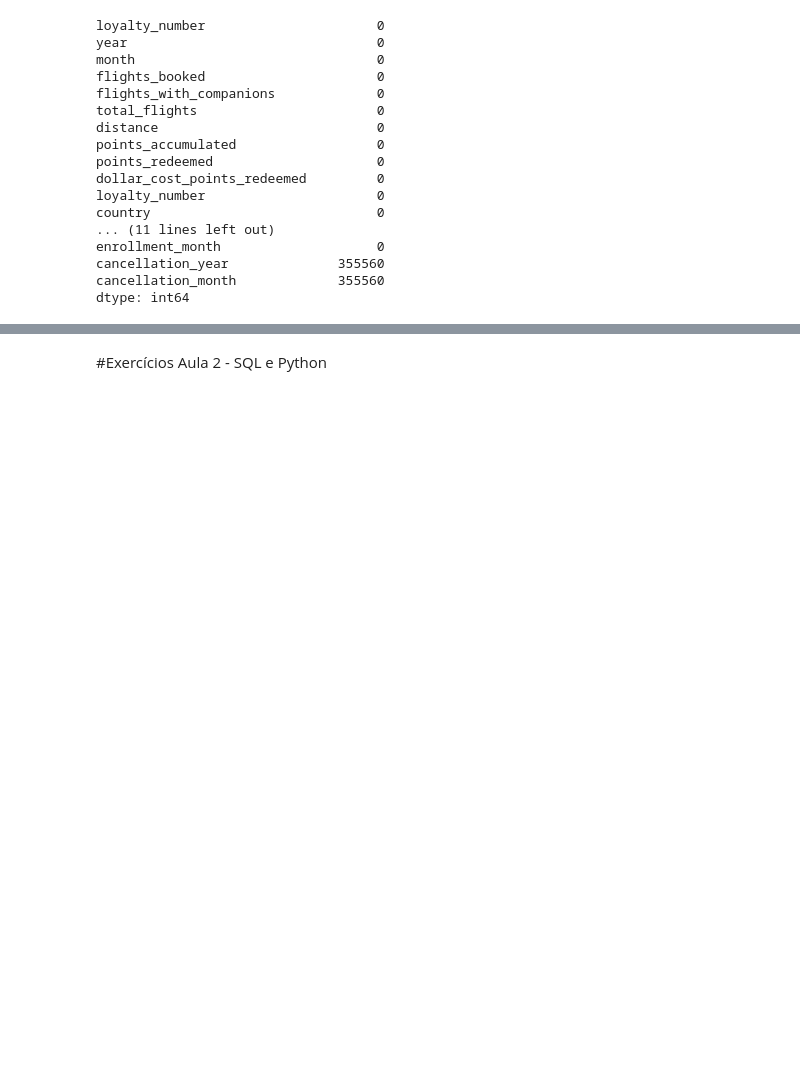
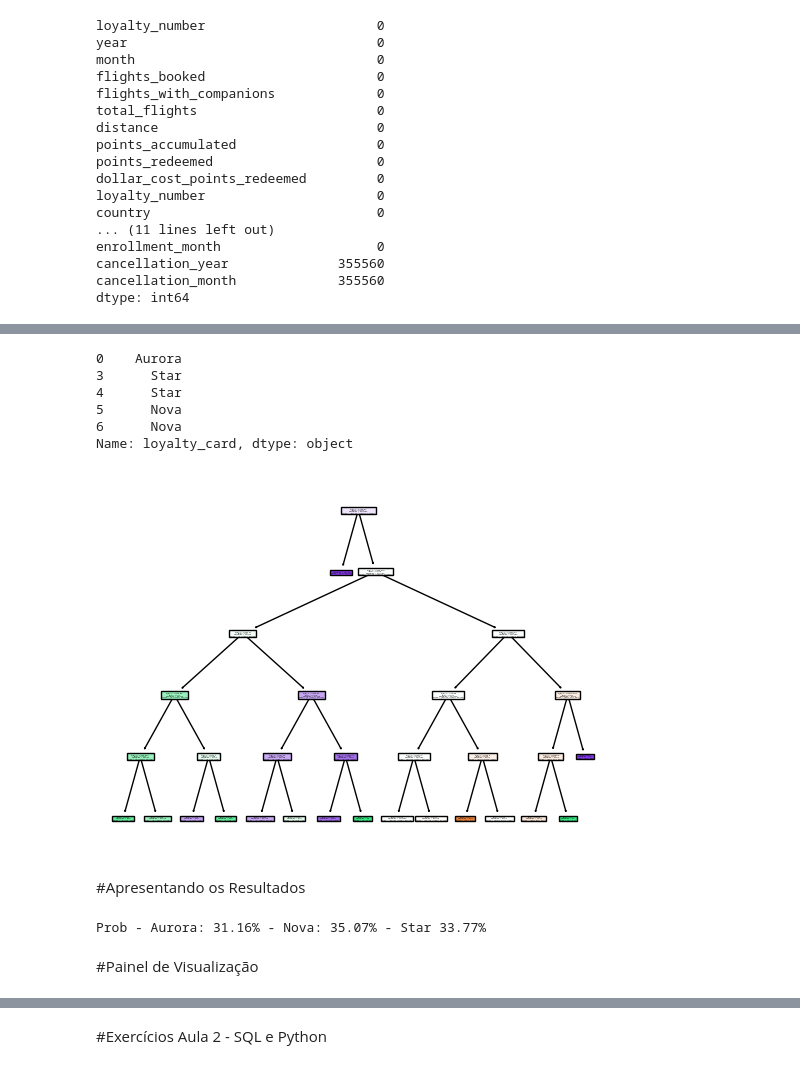
Before and after one commit to coelhovinicius/CienciaDadosComunidadeDS, a Jupyter notebook: Notebooks/Coleta_de_Dados.ipynb, the cells around one changed output, grey strips where cells are left out. Saved outputs shown, nothing was run; the diff lists cells and outputs as text; code cells hidden in the pictures; blank space fills up the shorter version.

```diff
--- a/Notebooks/Coleta_de_Dados.ipynb
+++ b/Notebooks/Coleta_de_Dados.ipynb
@@ -273,0 +281,11 @@ df_atividade.head()
+# %%
+consulta_atividade = """
+
+SELECT
+  *
+  FROM flight_activity fa Left Join flight_loyalty_history flh ON (fa.loyalty_number = flh.loyalty_number)
+
+"""
+
+df_atividade = pd.read_sql_query( consulta_atividade, conn )
+df_atividade.head()
@@ -295,6 +321,7 @@ dtype: int64
 # %%
 # selecionando somente as colunas numéricas
 colunas = ["year", "month", "flights_booked", "flights_with_companions", "total_flights",
-"distance", "points_accumulated", "salary", "clv"]
+"distance", "points_accumulated", "salary", "clv", "loyalty_card"]
 
 df_colunas_numericas = df_atividade.loc[:, colunas]
+df_colunas_numericas
@@ -301,5 +342,5 @@ df_colunas_numericas = df_atividade.loc[:, colunas]
 # %%
-# removendo linhas com alguma coluna vazia.
-df_dados_limpos = df_colunas_numericas.dropna()
+# removendo linhas com alguma coluna vazia
+df_dados_completos = df_colunas_numericas.dropna()
 # %%
 # verificando o numero de linhas vazias
@@ -306,0 +375,12 @@ df_dados_limpos.isna().sum()
+# %%
+#Importação da biblioteca "tree", que está dentro da biblioteca "sklearn"
+from sklearn import tree as tr
+
+X_atributos = df_dados_completos.drop(columns="loyalty_card")
+y_rotulos = df_dados_completos.loc[:, "loyalty_card"]
+
+#Definição do algoritmo
+modelo = tr.DecisionTreeClassifier(max_depth=5)
+
+#Treinamento do algoritmo - modelo.fit(X_atributos, Y_rotulo)
+modelo_treinado = modelo.fit(X_atributos, y_rotulos)
@@ -306,0 +396,27 @@ df_dados_limpos.isna().sum()
+# %%
+y_rotulos.head()
+# %% [output]
+0    Aurora
+3      Star
+4      Star
+5      Nova
+6      Nova
+Name: loyalty_card, dtype: object
+# %%
+tr.plot_tree(modelo_treinado, filled=True);
+# %% [output]
+[figure, added]
+# %% [markdown]
+#Apresentando os Resultados
+# %%
+#Exibe os dados aleatoreamente
+X_novo = X_atributos.sample()
+
+#Probabilidades
+previsao = modelo_treinado.predict_proba(X_novo)
+
+print("Prob - Aurora: {:.2%} - Nova: {:.2%} - Star {:.2%}".format(previsao[0][0], previsao[0][1], previsao[0][2]))
+# %% [output]
+Prob - Aurora: 31.16% - Nova: 35.07% - Star 33.77%
+# %% [markdown]
+#Painel de Visualização
```
Also changed, not shown: parts of 11 cells of this notebook, 1 other file.
